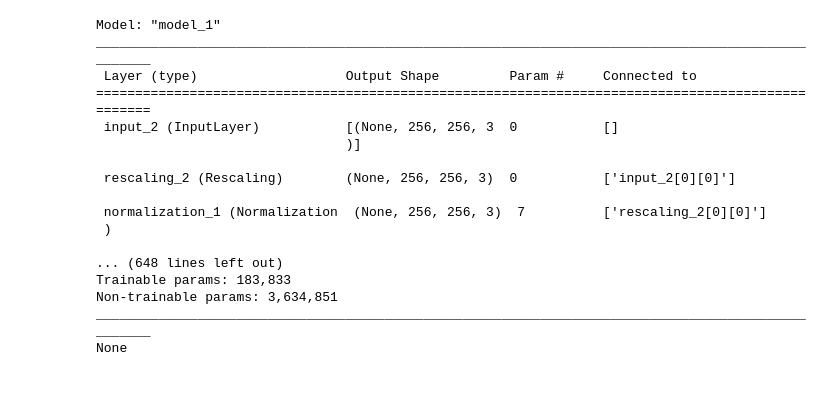
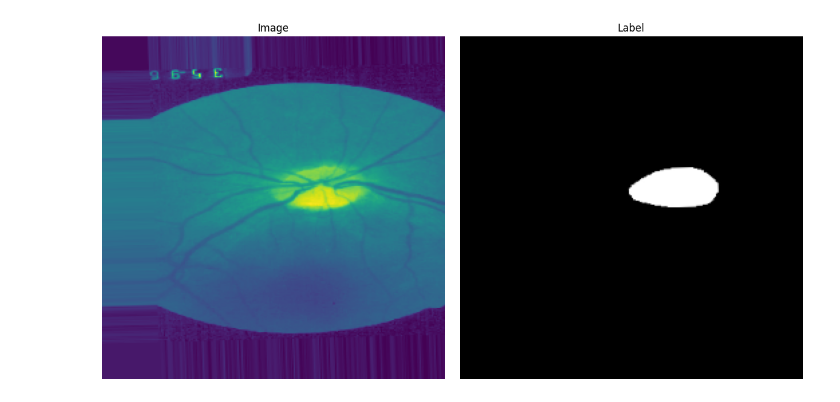
Before and after one commit to Pranesh1306/Pranesh1306, a Jupyter notebook: optic_disc_segmentation.ipynb, the cells around one changed output. Drawn from its saved outputs; the diff is of its cells as text; code cells hidden in the pictures.

```diff
--- a/optic_disc_segmentation.ipynb
+++ b/optic_disc_segmentation.ipynb
@@ -9,16 +9,14 @@ from tensorflow.keras.preprocessing.image import ImageDataGenerator
 from tensorflow.keras.utils import to_categorical
 # %%
 def preprocess_image(image_path, target_size):
-    image = cv2.imread(image_path)
+    image = cv2.imread(image_path, 0)  # Load image in grayscale
     image = cv2.resize(image, target_size, interpolation=cv2.INTER_NEAREST)
-    image = cv2.cvtColor(image, cv2.COLOR_BGR2RGB)  # Convert image to RGB
     image = image / 255.0  # Normalize by dividing by 255
     return image
 
 def preprocess_label(label_path, target_size):
-    label = cv2.imread(label_path)
+    label = cv2.imread(label_path, 0)  # Load label in grayscale
     label = cv2.resize(label, target_size, interpolation=cv2.INTER_NEAREST)
-    label = cv2.cvtColor(label, cv2.COLOR_BGR2RGB)  # Convert image to RGB
     label = label / 255.0  # Normalize by dividing by 255
     return label
 
@@ -26,9 +24,19 @@ import os
 from PIL import Image
 
 def preprocess_data(image_folder, label_folder, target_size):
-    # Get sorted lists of image and label files
     image_files = sorted(os.listdir(image_folder))
     label_files = sorted(os.listdir(label_folder))
+
+    # Check if the number of image and label files match
+    if len(image_files) != len(label_files):
+      print("Number of image files and label files do not match.")
+    else:
+    # Check if the file names are correctly matched
+      for image_file, label_file in zip(image_files, label_files):
+          image_name = os.path.splitext(image_file)[0]
+          label_name = os.path.splitext(label_file)[0]
+          if image_name != label_name:
+              print(f"Image file '{image_file}' and label file '{label_file}' do not have matching names.")
 
     images = []
     labels = []
@@ -278,20 +143,24 @@ Specificity:  1.0
-# %%
-print(model.summary())
-# %% [output]
-Model: "model_1"
-__________________________________________________________________________________________________
- Layer (type)                   Output Shape         Param #     Connected to
-==================================================================================================
- input_2 (InputLayer)           [(None, 256, 256, 3  0           []
-                                )]
-
- rescaling_2 (Rescaling)        (None, 256, 256, 3)  0           ['input_2[0][0]']
-
- normalization_1 (Normalization  (None, 256, 256, 3)  7          ['rescaling_2[0][0]']
- )
-
-... (648 lines left out)
-Trainable params: 183,833
-Non-trainable params: 3,634,851
-__________________________________________________________________________________________________
-None
+# %%
+import random
+import numpy as np
+import matplotlib.pyplot as plt
+
+# Select a random image index
+image_number = random.randint(0, len(augmented_images) - 1)
+
+# Plot the selected image and its label
+plt.figure(figsize=(12, 6))
+plt.subplot(121)
+plt.imshow(augmented_images[image_number])
+plt.title("Image")
+plt.axis("off")
+
+plt.subplot(122)
+plt.imshow(augmented_labels[image_number].squeeze(), cmap='gray')
+plt.title("Label")
+plt.axis("off")
+
+plt.tight_layout()
+plt.show()
+# %% [output]
+[figure, added]
```
Also changed, not shown: parts of 17 cells of this notebook.
